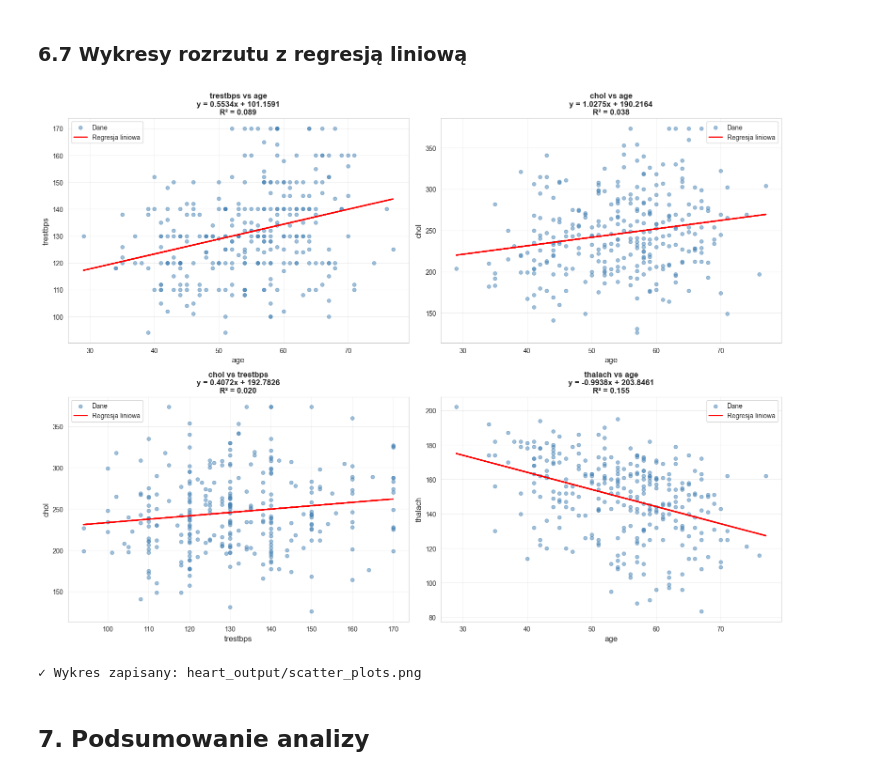
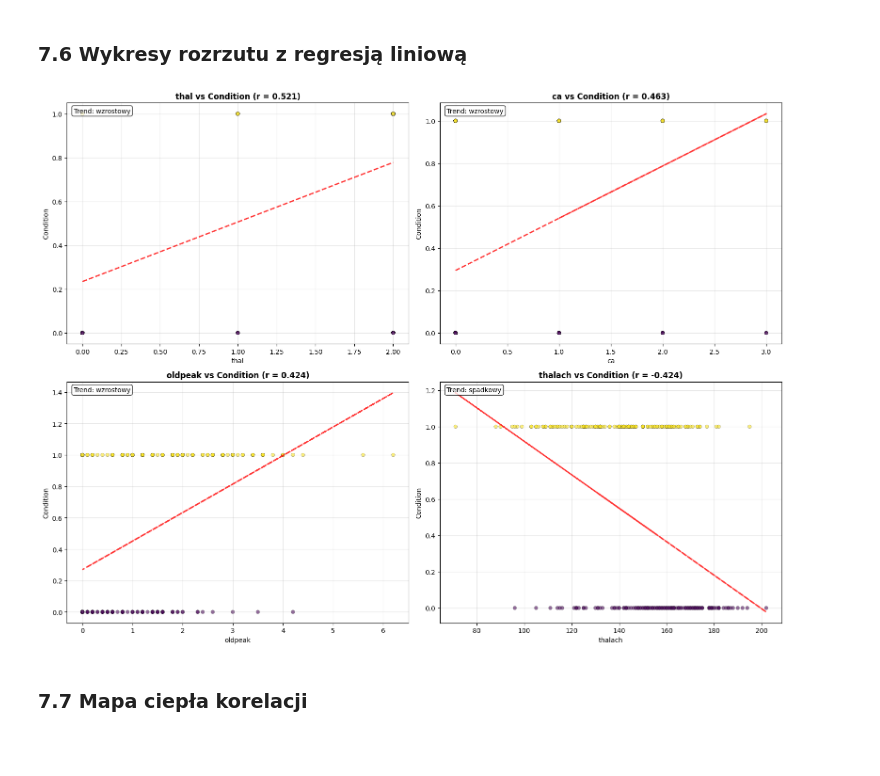
Before and after one commit to webloopbox/AWD, a Jupyter notebook: heart_disease_statistics.ipynb, the cells around one changed output. Drawn from its saved outputs; the diff is of its cells as text; code cells hidden in the pictures; blank space fills up the shorter version.

```diff
--- a/heart_disease_statistics.ipynb
+++ b/heart_disease_statistics.ipynb
@@ -392,17 +621,0 @@ plt.show()
-# %%
-df_sorted = df_clean.sort_values('age').reset_index(drop=True)
-
-fig, axes = plt.subplots(2, 2, figsize=(16, 10))
-
-time_series_vars = ['trestbps', 'chol', 'thalach', 'oldpeak']
-for idx, var in enumerate(time_series_vars):
-    if var in df_sorted.columns:
-        ax = axes[idx // 2, idx % 2]
-        ax.plot(df_sorted.index, df_sorted[var], linewidth=0.8, alpha=0.7, color='navy')
-        ax.set_xlabel('Indeks (posortowany po wieku)')
-        ax.set_ylabel(var)
-        ax.set_title(f'Szereg: {var} (sortowany po wieku)', fontweight='bold')
-        ax.grid(True, alpha=0.3)
-
-plt.tight_layout()
-plt.show()
@@ -519,30 +740,39 @@ print(f"✓ Wykres zapisany: {output_dir}/violin_plots_1.png")
 # %% [markdown]
-### 6.7 Wykresy rozrzutu z regresją liniową
+### 7.6 Wykresy rozrzutu z regresją liniową
 # %%
-fig, axes = plt.subplots(2, 2, figsize=(16, 12))
-axes = axes.flatten()
+def create_scatter_plots(df):
+    numeric_columns = [col for col in df.select_dtypes(include=[np.number]).columns if col != 'condition']
 
-for idx, (pair_name, results) in enumerate(list(regression_results.items())[:4]):
-    ax = axes[idx]
+    correlations_with_condition = df[numeric_columns].corrwith(df['condition']).abs().sort_values(ascending=False)
+    top_4_variables = correlations_with_condition.head(4).index.tolist()
 
-    ax.scatter(results['X'], results['y'], alpha=0.5, s=30, color='steelblue', label='Dane')
+    fig, axes = plt.subplots(2, 2, figsize=(16, 12))
+    axes = axes.flatten()
 
-    ax.plot(results['X'], results['y_pred'], color='red', linewidth=2, label='Regresja liniowa')
+    for i, variable in enumerate(top_4_variables):
+        scatter = axes[i].scatter(df[variable], df['condition'],
+                                 c=df['condition'], cmap='viridis',
+                                 alpha=0.6, s=30, edgecolors='black', linewidth=0.3)
 
-    x_col, y_col = pair_name.split('~')[1], pair_name.split('~')[0]
-    ax.set_xlabel(x_col, fontsize=12)
-    ax.set_ylabel(y_col, fontsize=12)
-    ax.set_title(f'{y_col} vs {x_col}\n{results["formula"]}\nR² = {results["r2_score"]:.3f}',
-                 fontweight='bold')
-    ax.legend()
-    ax.grid(True, alpha=0.3)
+        z = np.polyfit(df[variable], df['condition'], 1)
+        p = np.poly1d(z)
+        axes[i].plot(df[variable], p(df[variable]), "r--", alpha=0.8, linewidth=2)
 
-plt.tight_layout()
-plt.savefig(f'{output_dir}/scatter_plots.png', dpi=300, bbox_inches='tight')
-plt.show()
-print(f"✓ Wykres zapisany: {output_dir}/scatter_plots.png")
+        correlation = df[variable].corr(df['condition'])
+        axes[i].set_title(f'{variable} vs Condition (r = {correlation:.3f})', fontweight='bold')
+        axes[i].set_xlabel(variable)
+        axes[i].set_ylabel('Condition')
+        axes[i].grid(True, alpha=0.3)
+
+        axes[i].text(0.02, 0.98, f'Trend: {"wzrostowy" if correlation > 0 else "spadkowy"}',
+                    transform=axes[i].transAxes, verticalalignment='top',
+                    bbox=dict(boxstyle='round', facecolor='white', alpha=0.8))
+
+    plt.tight_layout()
+    plt.show()
+
+create_scatter_plots(df_clean)
 # %% [output]
-[figure, old version]
+[figure, new version]
-✓ Wykres zapisany: heart_output/scatter_plots.png
 # %% [markdown]
-## 7. Podsumowanie analizy
+### 7.7 Mapa ciepła korelacji
```
Also changed, not shown: parts of 34 cells of this notebook.
